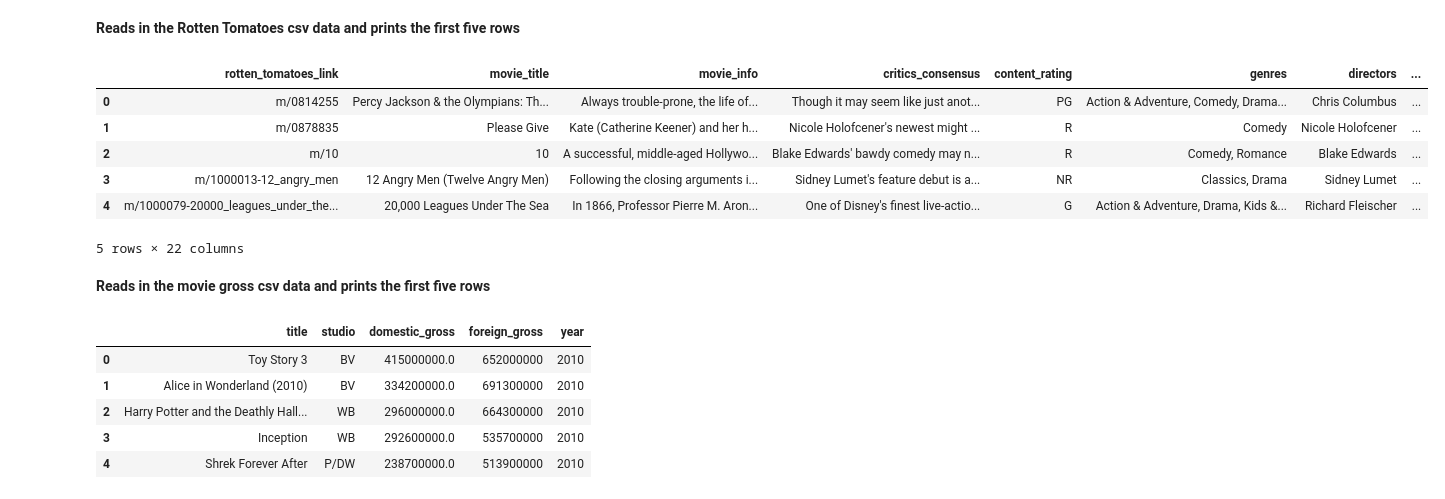
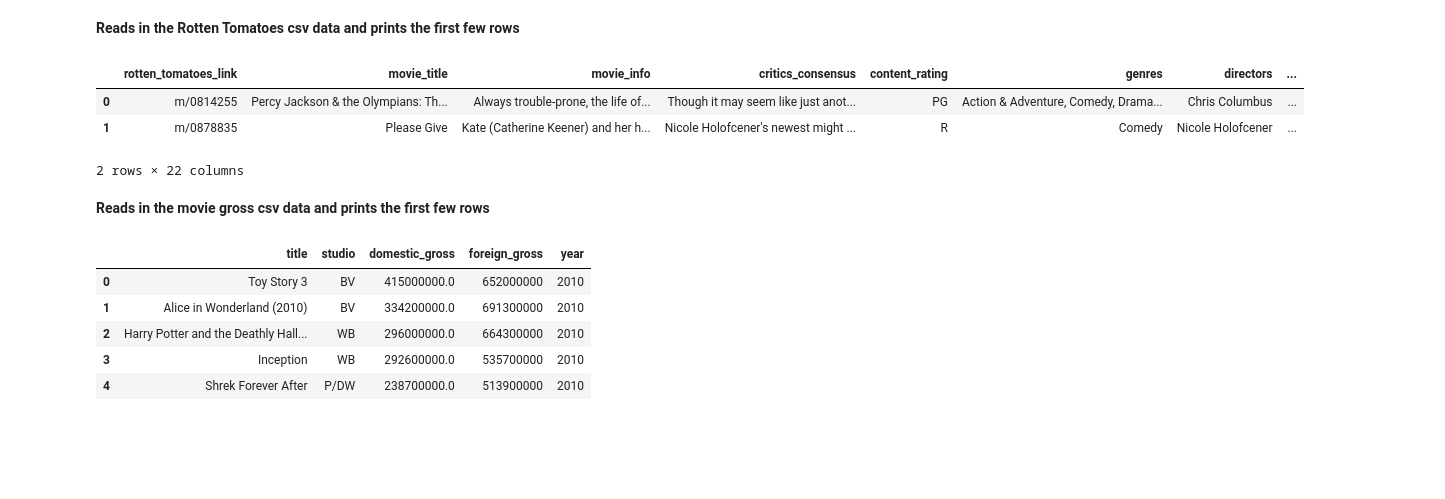
Before and after one commit to richesinrr0/microsoft_movie_analysis, a Jupyter notebook: Movie_analysis_genres_ross.ipynb, the cells around one changed output. Drawn from its saved outputs; the diff is of its cells as text; code cells hidden in the pictures; blank space fills up the shorter version.

```diff
--- a/Movie_analysis_genres_ross.ipynb
+++ b/Movie_analysis_genres_ross.ipynb
@@ -5,18 +6,15 @@ import seaborn as sns
 # %% [markdown]
-**Reads in the Rotten Tomatoes csv data and prints the first five rows**
+**Reads in the Rotten Tomatoes csv data and prints the first few rows**
 # %%
 df = pd.read_csv('data/zippedData/rotten_tomatoes_movies.csv.gz')
-df.head()
+df.head(2)
 # %% [output]
 |  | rotten_tomatoes_link | movie_title | movie_info | critics_consensus | content_rating | genres | directors | ... |
 | 0 | m/0814255 | Percy Jackson & the Olympians: Th... | Always trouble-prone, the life of... | Though it may seem like just anot... | PG | Action & Adventure, Comedy, Drama... | Chris Columbus | ... |
 | 1 | m/0878835 | Please Give | Kate (Catherine Keener) and her h... | Nicole Holofcener's newest might ... | R | Comedy | Nicole Holofcener | ... |
-| 2 | m/10 | 10 | A successful, middle-aged Hollywo... | Blake Edwards' bawdy comedy may n... | R | Comedy, Romance | Blake Edwards | ... |
-| 3 | m/1000013-12_angry_men | 12 Angry Men (Twelve Angry Men) | Following the closing arguments i... | Sidney Lumet's feature debut is a... | NR | Classics, Drama | Sidney Lumet | ... |
-| 4 | m/1000079-20000_leagues_under_the... | 20,000 Leagues Under The Sea | In 1866, Professor Pierre M. Aron... | One of Disney's finest live-actio... | G | Action & Adventure, Drama, Kids &... | Richard Fleischer | ... |
-5 rows × 22 columns
+2 rows × 22 columns
 # %% [markdown]
-**Reads in the movie gross csv data and prints the first five rows**
+**Reads in the movie gross csv data and prints the first few rows**
 # %%
 df_gross = pd.read_csv('data/zippedData/bom.movie_gross.csv.gz')
 df_gross.head()
```
Also changed, not shown: parts of 12 cells of this notebook.
